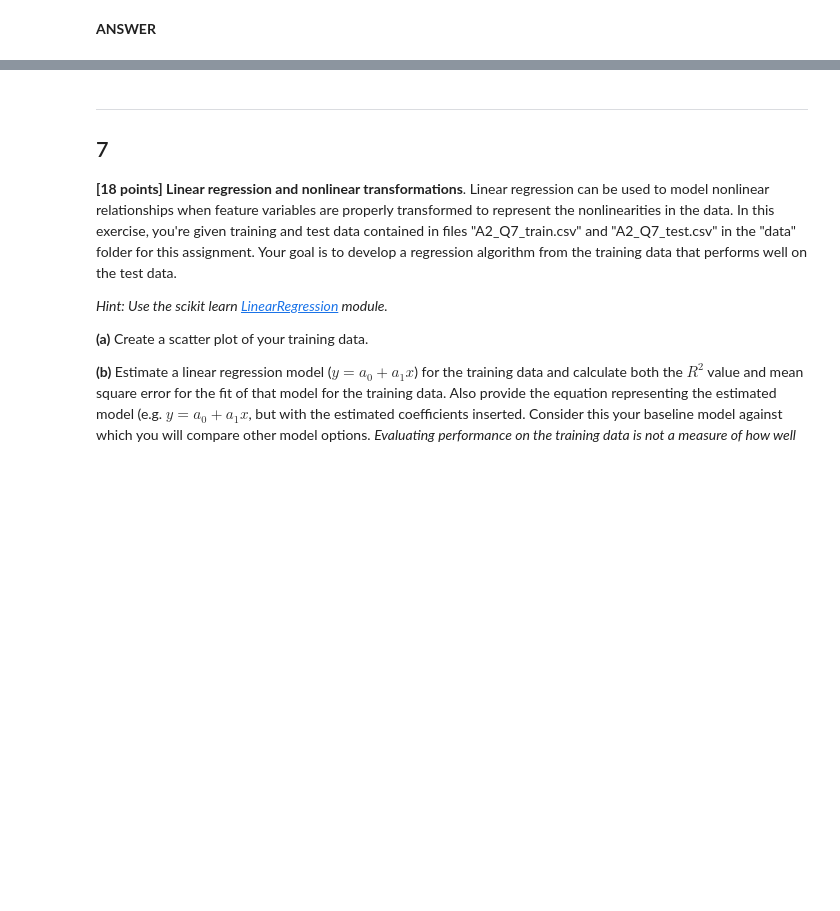
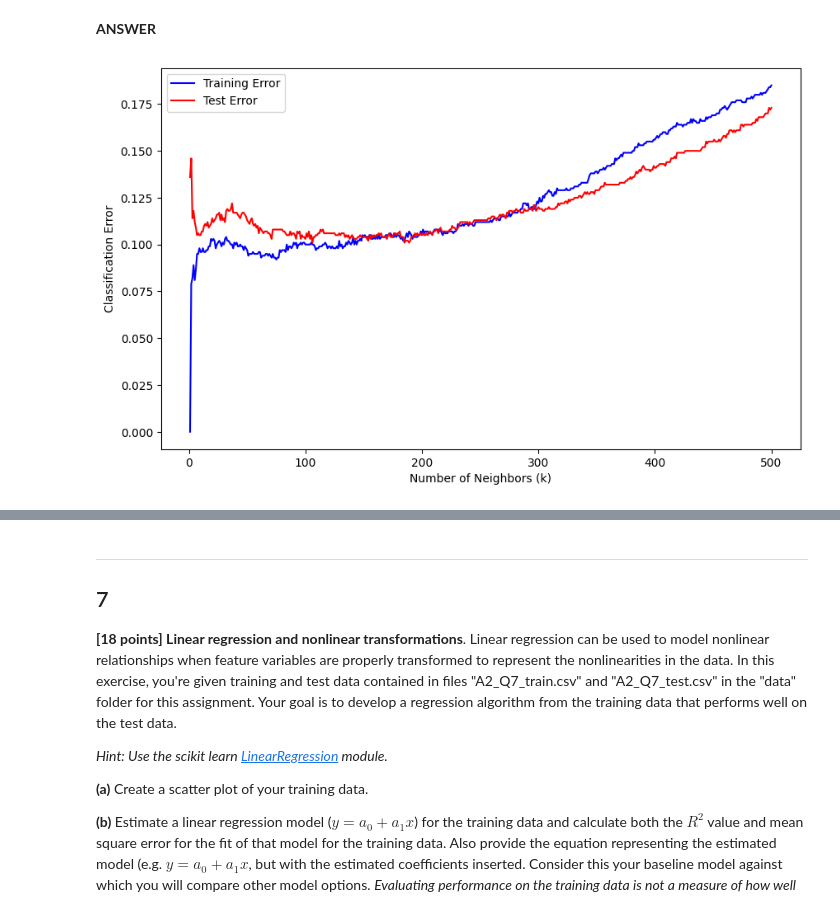
Before and after one commit to lorn-jaeger/CSCI-447, a Jupyter notebook: Assignment_2.ipynb, the cells around one changed output, grey strips where cells are left out. Cells and saved outputs as stored; diff of their text form; code cells hidden in the pictures; blank space fills up the shorter version.

```diff
--- a/Assignment_2.ipynb
+++ b/Assignment_2.ipynb
@@ -337,3 +336,33 @@ Here, the value of $k$ determines how flexible our model is.
 **(f)** In KNN classifiers, the value of k controls the flexibility of the model - what controls the flexibility of other models?
 # %% [markdown]
 **ANSWER**
+# %%
+# (a)
+X_train, y_train = X, y
+X_test, y_test = make_moons(n_samples=1000, noise=0.35, random_state=43)
+
+# (b)
+train_errors = []
+test_errors = []
+
+for k in range(1, 501):
+    knn = KNeighborsClassifier(n_neighbors=k)
+    knn.fit(X_train, y_train)
+
+    y_train_pred = knn.predict(X_train)
+    train_error = 1 - accuracy_score(y_train, y_train_pred)
+    train_errors.append(train_error)
+
+    y_test_pred = knn.predict(X_test)
+    test_error = 1 - accuracy_score(y_test, y_test_pred)
+    test_errors.append(test_error)
+
+plt.figure(figsize=(10, 6))
+plt.plot(range(1, 501), train_errors, label='Training Error', color='blue')
+plt.plot(range(1, 501), test_errors, label='Test Error', color='red')
+plt.xlabel('Number of Neighbors (k)')
+plt.ylabel('Classification Error')
+plt.legend()
+plt.show()
+# %% [output]
+[figure, added]
```
Also changed, not shown: parts of 15 cells of this notebook.
